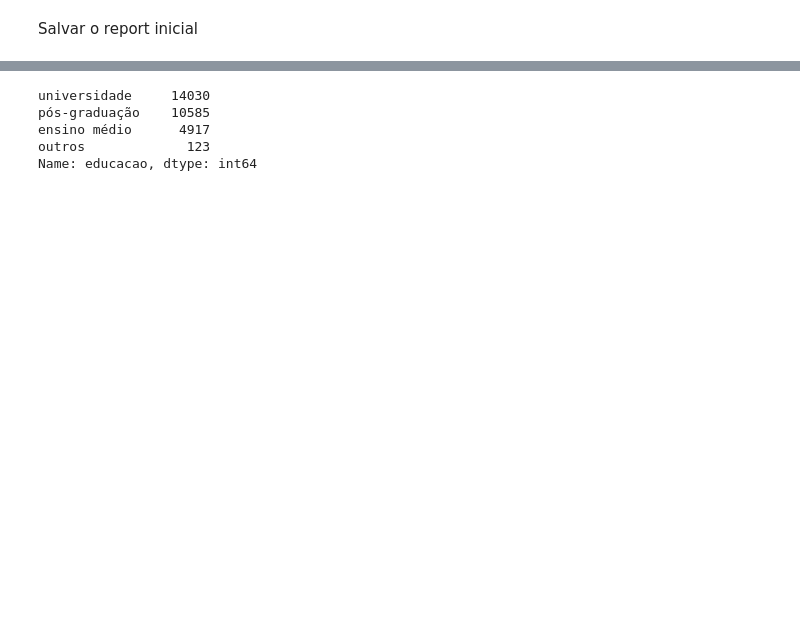
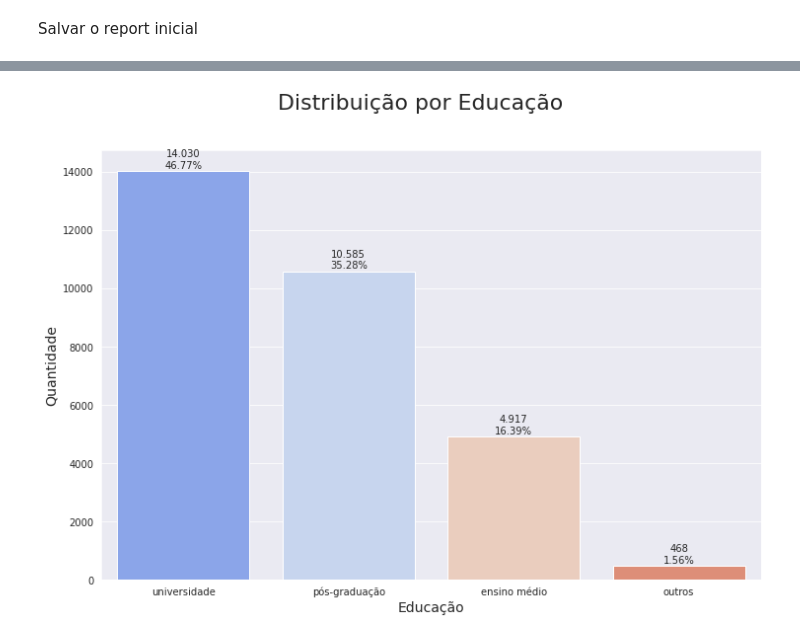
Before and after one commit to atlantico-academy/datagearscore, a Jupyter notebook: notebooks/analise_exploratoria.ipynb, the cells around one changed output, grey strips where cells are left out. Drawn from its saved outputs; the diff is of its cells as text; code cells hidden in the pictures; blank space fills up the shorter version.

```diff
--- a/notebooks/analise_exploratoria.ipynb
+++ b/notebooks/analise_exploratoria.ipynb
@@ -289,0 +367,3 @@ profile.to_file("../references/Report_inicial.html")
+# %%
+df['educacao'].fillna('outros', inplace=True)
+df['estado_civil'].fillna('outros', inplace=True)
@@ -290,9 +380,17 @@ profile.to_file("../references/Report_inicial.html")
 # %%
-df['educacao'].value_counts()
+sns.set_style('darkgrid')
+ax = sns.countplot( data=df, x='educacao', palette='coolwarm')
+ax.figure.set_size_inches(12, 8)
+total = float(len(df))
+for p in ax.patches:
+    valores = "{0}\n{1:.2f}%".format(f'{p.get_height():_.2f}'.replace('.',',').replace('_','.')[:-3],100 * p.get_height()/total)
+    x = p.get_x() + p.get_width()/2
+    y = p.get_height() + 100
+    ax.annotate(valores, (x, y),ha='center')
+plt.suptitle('Distribuição por Educação', fontsize=22)
+plt.ylabel('Quantidade', size=14)
+plt.xlabel('Educação', size=14)
+plt.show()
 # %% [output]
-universidade     14030
-pós-graduação    10585
-ensino médio      4917
-outros             123
-Name: educacao, dtype: int64
+[figure, added]
 # %%
```
Also changed, not shown: parts of 70 cells of this notebook.
